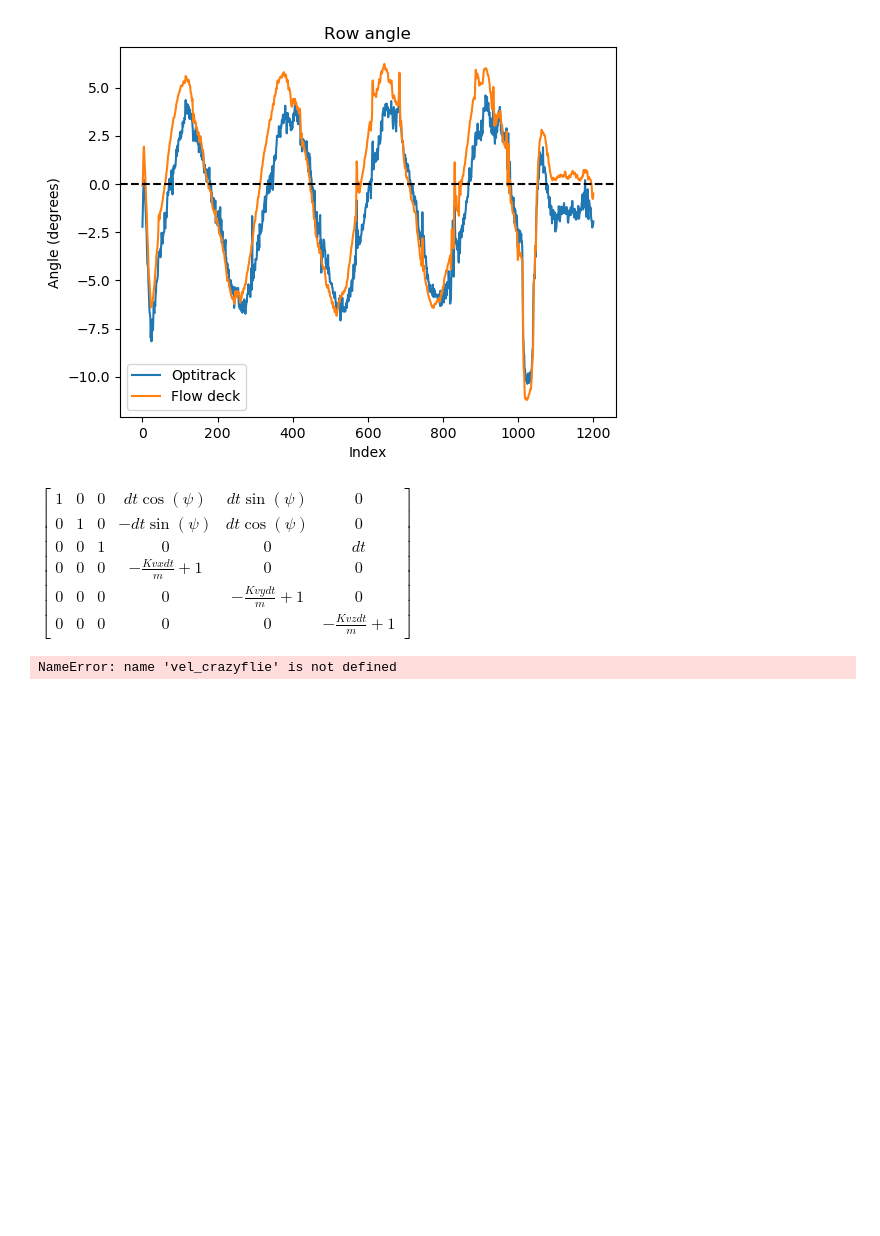
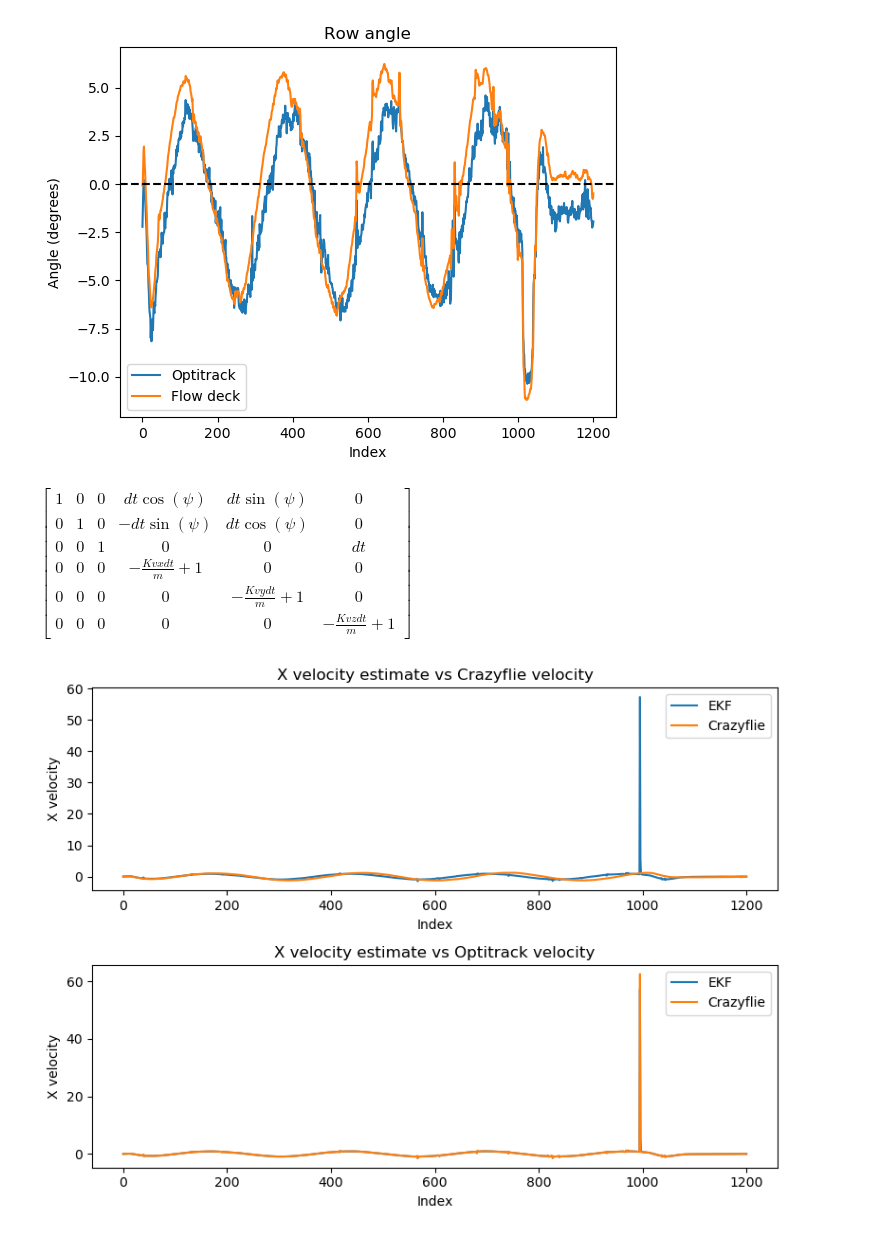
Before and after one commit to LuizMiguelTavares/crazyflie, a Jupyter notebook: crazyflie_controller/src/data/kalman_filter_tests.ipynb, the cells around one changed output. Saved outputs shown, nothing was run; the diff lists cells and outputs as text; code cells hidden in the pictures; blank space fills up the shorter version.

```diff
--- a/crazyflie_controller/src/data/kalman_filter_tests.ipynb
+++ b/crazyflie_controller/src/data/kalman_filter_tests.ipynb
@@ -336,41 +304,63 @@ class ExtendedKalmanFilter:
             z + z_world * self.dt,
             x_dot_body + x_ddot_w * self.dt,
             y_dot_body + y_ddot_w * self.dt,
             z_dot_body + z_ddot_w * self.dt
         ])
 
         return new_state
 
 
 # Define the initial state and error covariance
 initial_state = [0, 0, 0, 0, 0, 0]
 initial_error_covariance = np.eye(6) * 0.1
 
 # Define the process and measurement noise covariance matrices
-Rw = np.eye(6) * 0.01
-Rv = np.eye(6) * 0.1
+Rw = np.diag([0.01, 0.01, 0.01, 0.1, 0.1, 0.1])  # Process noise covariance
+Rv = np.diag([0.5, 0.5, 0.5, 0.01, 0.01, 0.01])  # Measurement noise covariance
 
 # Create the EKF
-ekf = ExtendedKalmanFilter(initial_state, initial_error_covariance, 0.01, 0.03, 9.81, 0.3, 0.3, 0.3, Rw, Rv)
+ekf = ExtendedKalmanFilter(initial_state, initial_error_covariance, 0.01, 0.0333, 9.81, 0.03, 0.03, 0.0, Rw, Rv)
 
 # Define the control input and measurement
+pitch_roll_crazyflie_rad = np.array(pitch_roll_crazyflie) * np.pi / 180
+a_max = 14.3
+conversao_digital = 60000/a_max
+
+m = 0.0333
+g = 9.81
+thrust = (np.array(thrust_crazyflie)*m - g) / conversao_digital
+
 state_estimate_ = []
 for i in range(len(vel_crazyflie)):
-    control_input = [pitch_roll_crazyflie[i][0], pitch_roll_crazyflie[i][1], 0, thrust_crazyflie[i]]
+    control_input = [pitch_roll_crazyflie_rad[i][0], pitch_roll_crazyflie_rad[i][1], 0, thrust[i]]
     measurement = [position_optitrack[i][0], position_optitrack[i][1], position_optitrack[i][2], vel_optitrack[i][0], vel_optitrack[i][1], vel_optitrack[i][2]]
 
     # Update the EKF
     state_estimate, kalman_gain = ekf.update(measurement, control_input)
     state_estimate_.append(state_estimate)
 
 # Plot the estimated state
 state_estimate_ = np.array(state_estimate_)
-plt.plot(range(len(state_estimate_)), state_estimate_[:, 0])
-plt.plot(range(len(position_optitrack)), [x[0] for x in position_optitrack])
-plt.xlabel('Index')
-plt.ylabel('X position')
-plt.title('X position estimate')
-plt.legend(['EKF', 'Optitrack'])
+
+fig, (ax1, ax2) = plt.subplots(2, 1, figsize=(8, 6))
+
+# Plot X velocity estimate
+ax1.plot(range(len(state_estimate_)), state_estimate_[:, 3])
+ax1.plot(range(len(vel_crazyflie)), [x[0] for x in vel_crazyflie])
+ax1.set_xlabel('Index')
+ax1.set_ylabel('X velocity')
+ax1.set_title('X velocity estimate vs Crazyflie velocity')
+ax1.legend(['EKF', 'Crazyflie'])
+
+# Plot Y velocity estimate
+ax2.plot(range(len(state_estimate_)), state_estimate_[:, 3])
+ax2.plot(range(len(vel_optitrack)), [x[0] for x in vel_optitrack])
+ax2.set_xlabel('Index')
+ax2.set_ylabel('X velocity')
+ax2.set_title('X velocity estimate vs Optitrack velocity')
+ax2.legend(['EKF', 'Crazyflie'])
+
+plt.tight_layout()
 plt.show()
 # %% [output]
-NameError: name 'vel_crazyflie' is not defined
+[figure, added]
```
Also changed, not shown: parts of 5 cells of this notebook.
